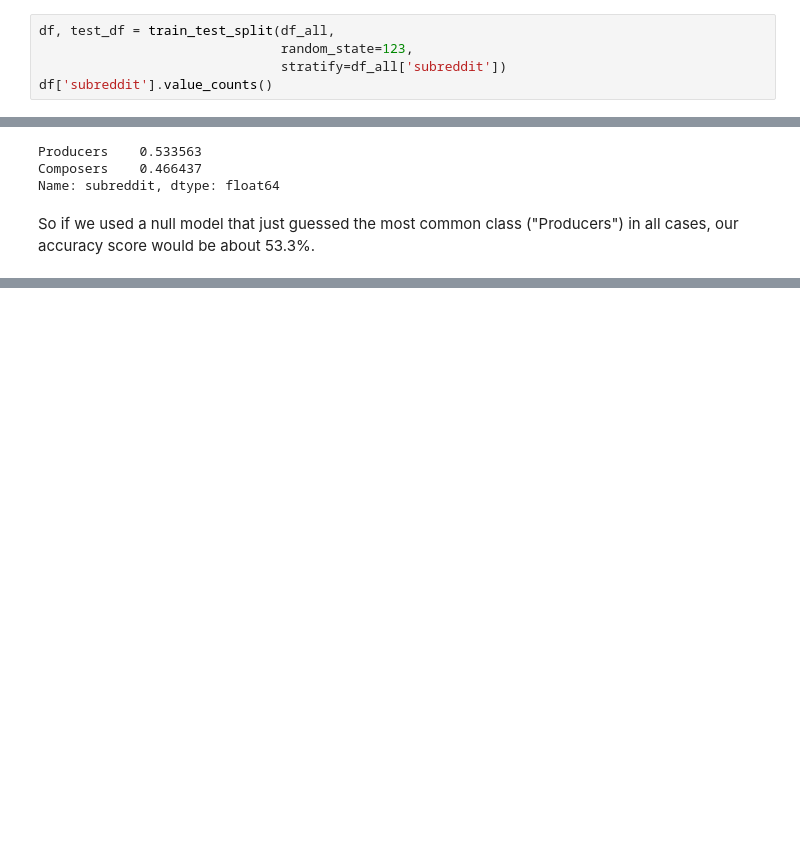
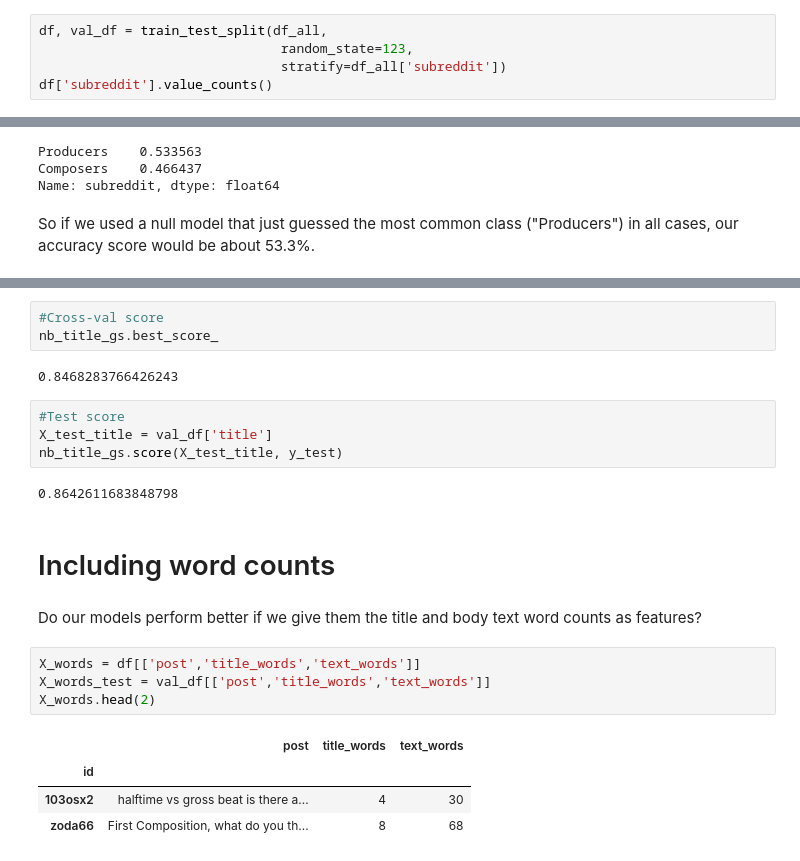
Before and after one commit to simonlazarus/Classifying-Music-Makers-from-Message-Data, a Jupyter notebook: code/04_modeling.ipynb, the cells around one changed output, grey strips where cells are left out. Drawn from its saved outputs; the diff is of its cells as text; blank space fills up the shorter version.

```diff
--- a/code/04_modeling.ipynb
+++ b/code/04_modeling.ipynb
@@ -54,5 +72,5 @@ We reserve 20% of our data in the dataframe `test_df`.  The remaining 80% of the
 # %%
-df, test_df = train_test_split(df_all,
+df, val_df = train_test_split(df_all,
                                random_state=123,
                                stratify=df_all['subreddit'])
 df['subreddit'].value_counts()
@@ -676,0 +773,24 @@ TypeError: transform() missing 1 required positional argument: 'y'
+# %%
+#Cross-val score
+nb_title_gs.best_score_
+# %% [output]
+0.8468283766426243
+# %%
+#Test score
+X_test_title = val_df['title']
+nb_title_gs.score(X_test_title, y_test)
+# %% [output]
+0.8642611683848798
+# %% [markdown]
+# Including word counts
+# %% [markdown]
+Do our models perform better if we give them the title and body text word counts as features?
+# %%
+X_words = df[['post','title_words','text_words']]
+X_words_test = val_df[['post','title_words','text_words']]
+X_words.head(2)
+# %% [output]
+|  | post | title_words | text_words |
+| id |  |  |  |
+| 103osx2 | halftime vs gross beat is there a... | 4 | 30 |
+| zoda66 | First Composition, what do you th... | 8 | 68 |
```
Also changed, not shown: parts of 160 cells of this notebook, 2 other files.
